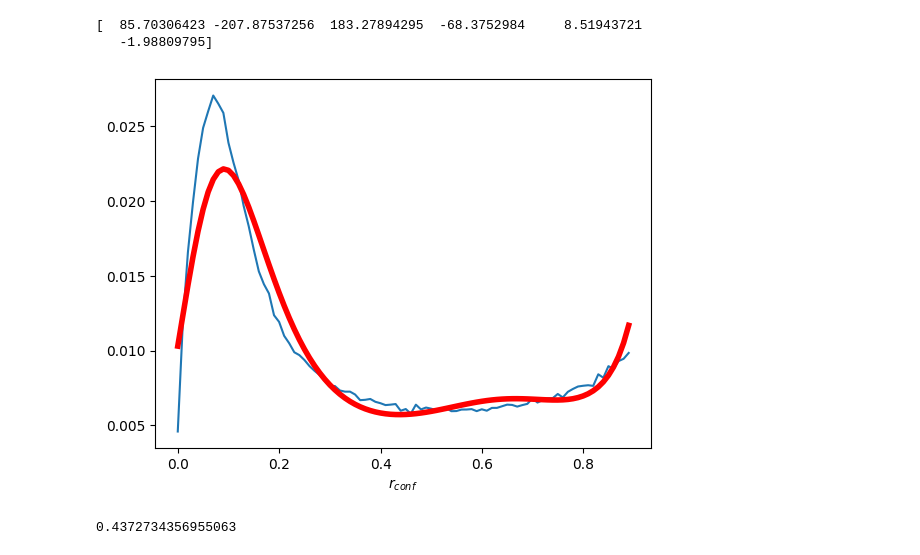
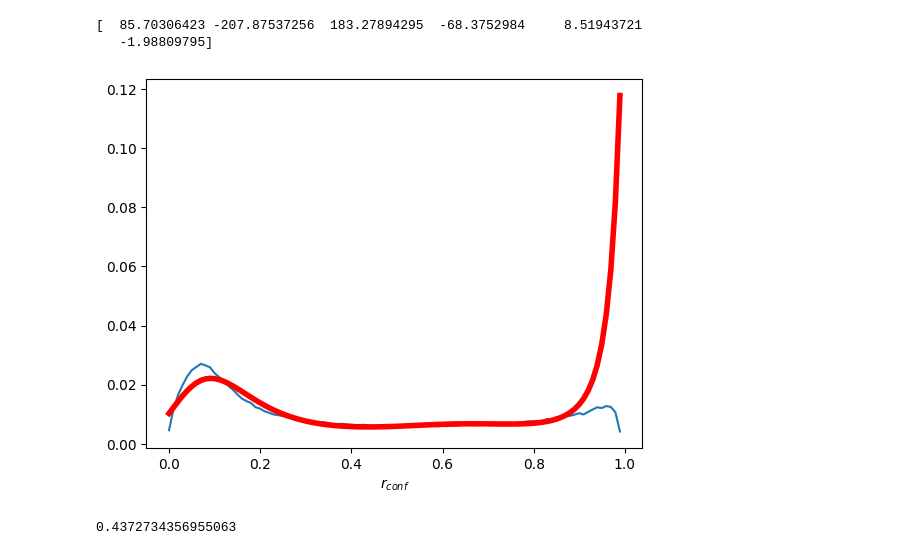
Before and after one commit to biophotlumin/mint, a Jupyter notebook: mint/archive/rconf.ipynb, the cells around one changed output. Saved outputs shown, nothing was run; the diff lists cells and outputs as text; code cells hidden in the pictures.

```diff
--- a/mint/archive/rconf.ipynb
+++ b/mint/archive/rconf.ipynb
@@ -55,12 +55,12 @@ print(z)
 [  85.70306423 -207.87537256  183.27894295  -68.3752984     8.51943721
    -1.98809795]
 # %%
-plt.plot(bins[0:90],(counts[0:90]/sum(counts)),label="Normalized counts")
-plt.plot(bins[0:90],10**(np.polyval(z,bins[0:90])),linewidth=4,color ='r',label="Fit")
+plt.plot(bins[0:100],(counts[0:100]/sum(counts)),label="Normalized counts")
+plt.plot(bins[0:100],10**(np.polyval(z,bins[0:100])),linewidth=4,color ='r',label="Fit")
 plt.xlabel(r"$r_{conf}$")
 plt.show()
 # %% [output]
-[figure, old version]
+[figure, new version]
 # %%
 def pprime(x):
     return 5*z[0]*x**4 + 4*z[1]*x**3 + 3*z[2]*x**2 + 2*z[3]*x + z[4]
```
Also changed, not shown: 22 other files.
